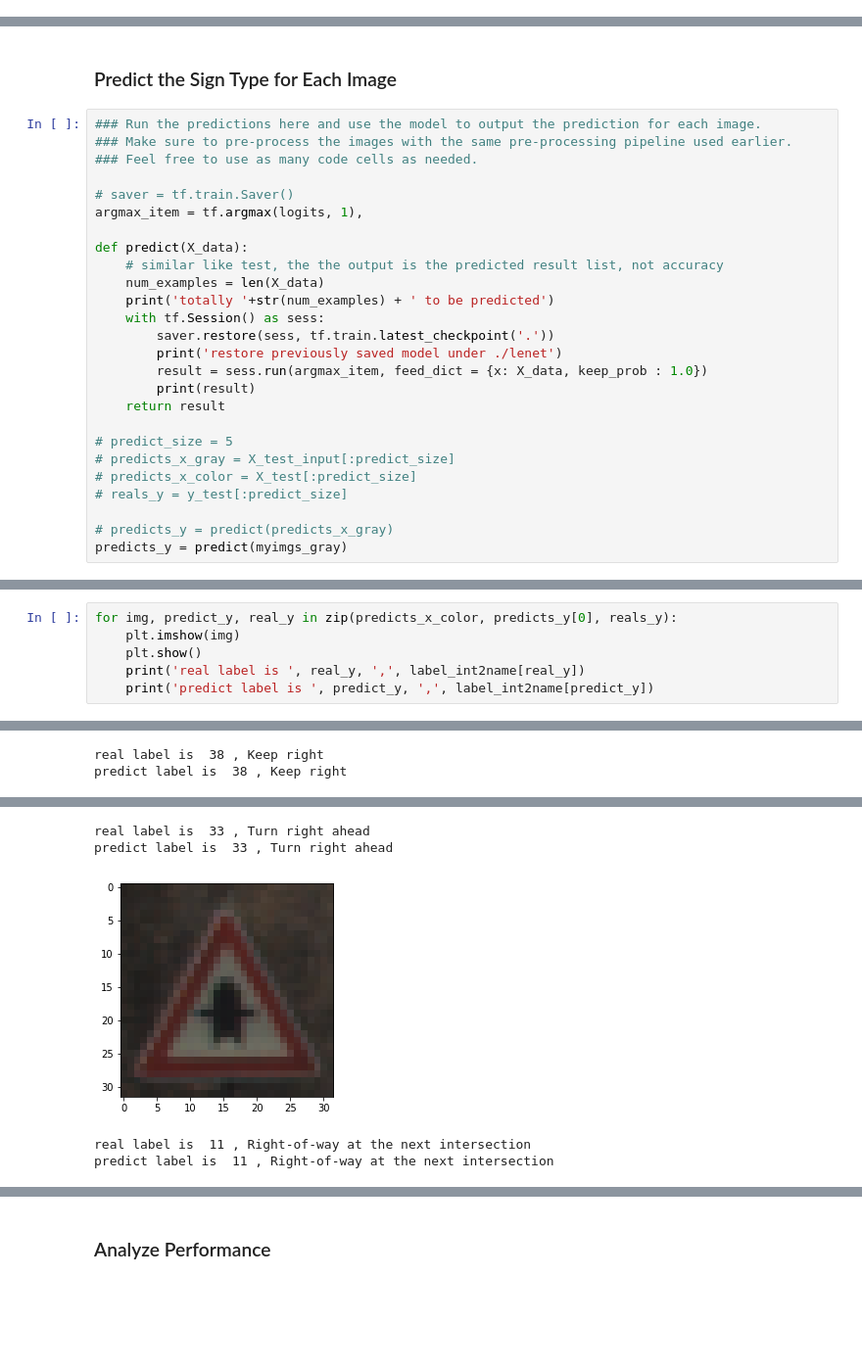
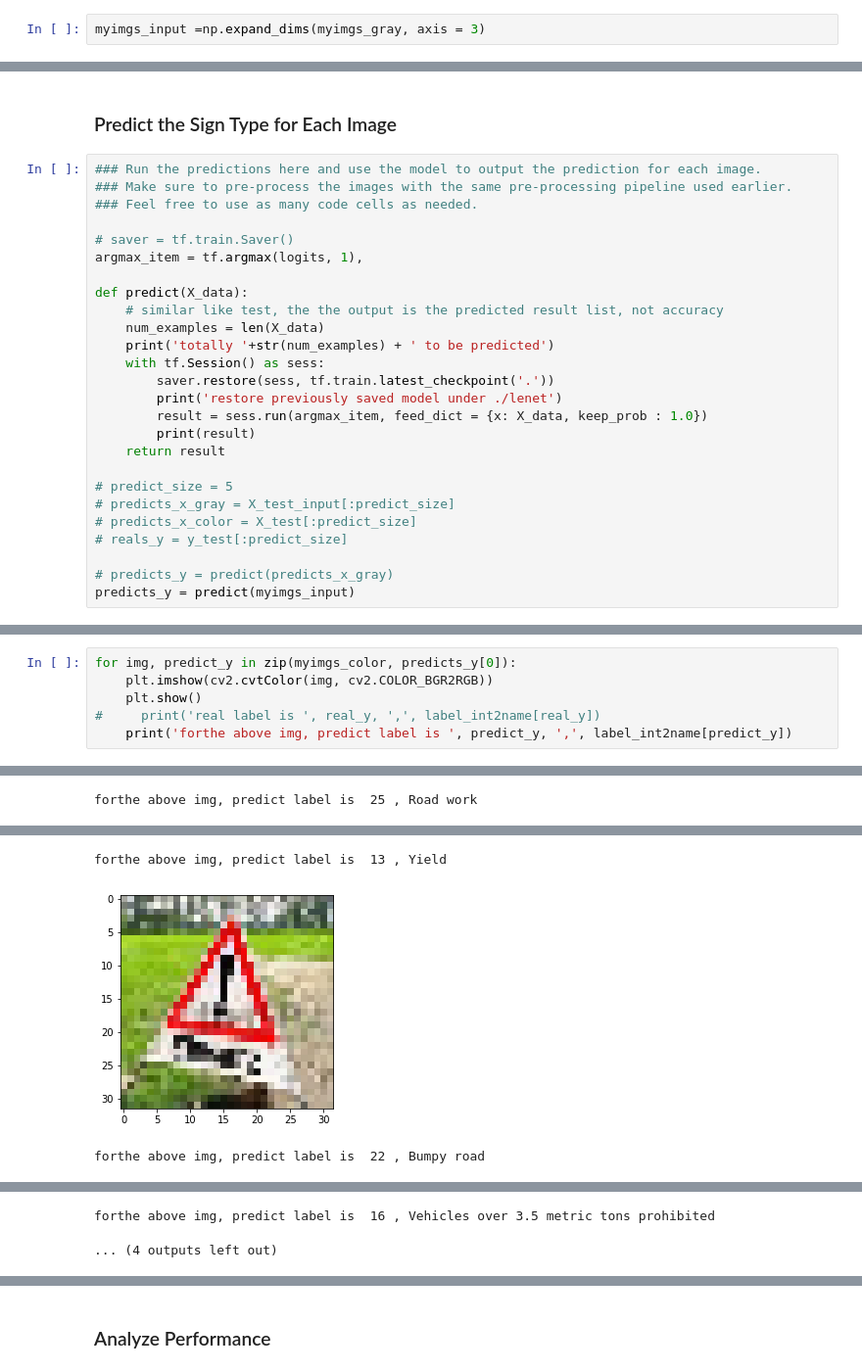
Before and after one commit to easyfly007/autodrive_projects, a Jupyter notebook: proj_traffic_sign_classifier/Traffic_Sign_Classifier.ipynb, the cells around one changed output, grey strips where cells are left out. Shown at 98% size. Cells and saved outputs as stored; diff of their text form; blank space fills up the shorter version.

Commit message:
add my image test codes

```diff
--- a/proj_traffic_sign_classifier/Traffic_Sign_Classifier.ipynb
+++ b/proj_traffic_sign_classifier/Traffic_Sign_Classifier.ipynb
@@ -440,0 +446,2 @@ print(len(myimgs_gray))
+# %%
+myimgs_input =np.expand_dims(myimgs_gray, axis = 3)
@@ -482,7 +490,7 @@ def predict(X_data):
 # reals_y = y_test[:predict_size]
 
 # predicts_y = predict(predicts_x_gray)
-predicts_y = predict(myimgs_gray)
+predicts_y = predict(myimgs_input)
 # %% [output]
 totally 8 to be predicted
 restore previously saved model under ./lenet
@@ -490,7 +498,7 @@ ValueError: Cannot feed value of shape (8, 32, 32) for Tensor 'Placeholder:0', w
 # %%
-for img, predict_y, real_y in zip(predicts_x_color, predicts_y[0], reals_y):
-    plt.imshow(img)
+for img, predict_y in zip(myimgs_color, predicts_y[0]):
+    plt.imshow(cv2.cvtColor(img, cv2.COLOR_BGR2RGB))
     plt.show()
-    print('real label is ', real_y, ',', label_int2name[real_y])
-    print('predict label is ', predict_y, ',', label_int2name[predict_y])
+#     print('real label is ', real_y, ',', label_int2name[real_y])
+    print('forthe above img, predict label is ', predict_y, ',', label_int2name[predict_y])
 # %% [output]
@@ -504,2 +510 @@ predict label is  1 , Speed limit (30km/h)
-real label is  38 , Keep right
-predict label is  38 , Keep right
+forthe above img, predict label is  25 , Road work
@@ -507,5 +512,3 @@ predict label is  38 , Keep right
-real label is  33 , Turn right ahead
-predict label is  33 , Turn right ahead
+forthe above img, predict label is  13 , Yield
-[figure, old version]
+[figure, new version]
-real label is  11 , Right-of-way at the next intersection
-predict label is  11 , Right-of-way at the next intersection
+forthe above img, predict label is  22 , Bumpy road
@@ -511,0 +516,2 @@ predict label is  11 , Right-of-way at the next intersection
+forthe above img, predict label is  16 , Vehicles over 3.5 metric tons prohibited
+... (4 outputs left out)
```
Also changed, not shown: parts of 12 cells of this notebook.
